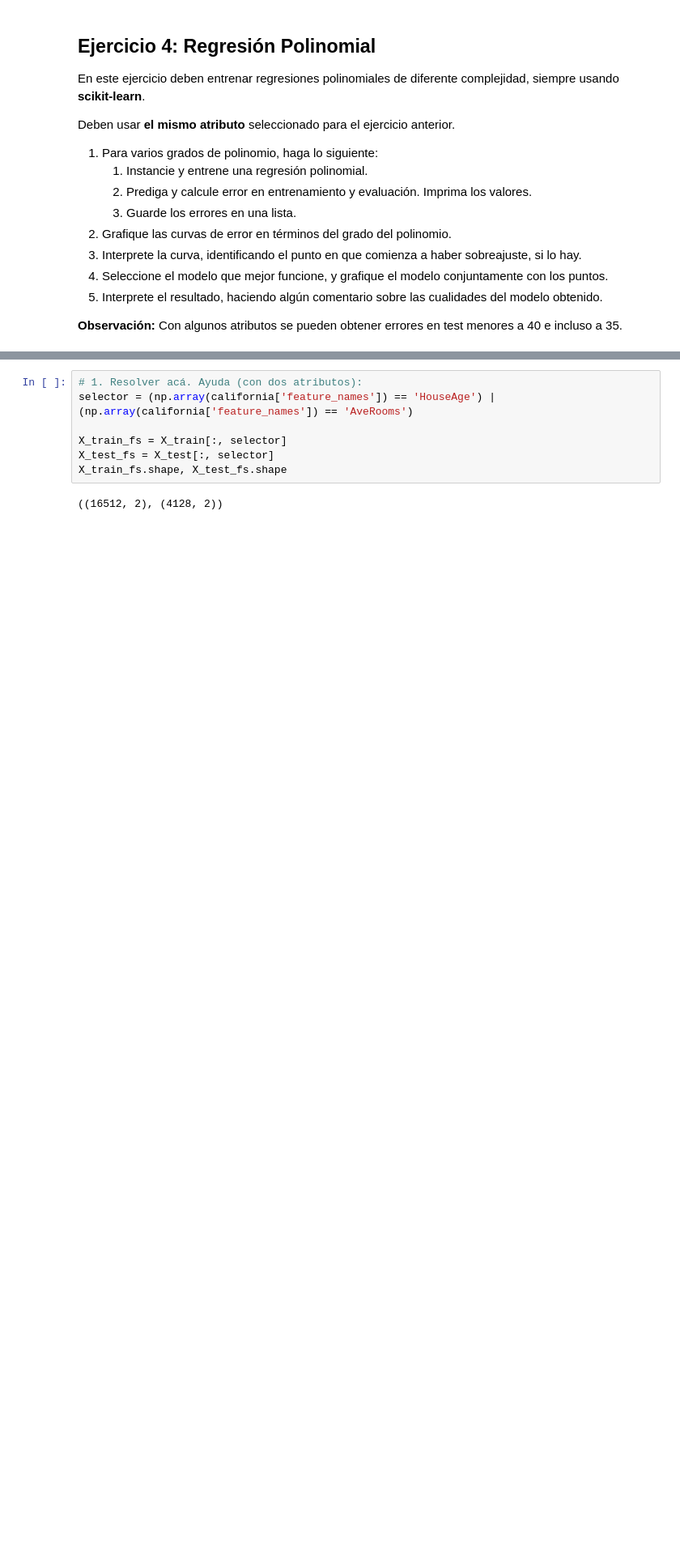
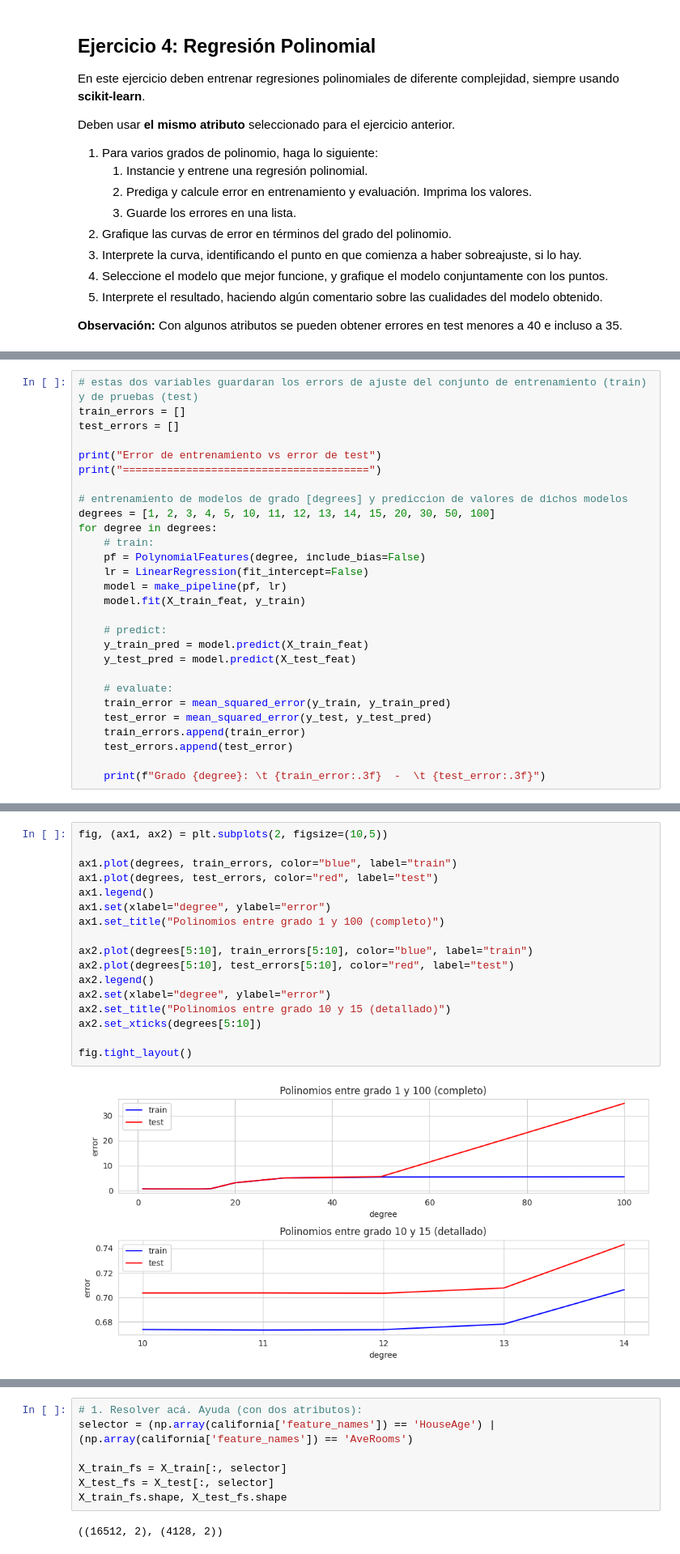
Before and after one commit to grabyc/diploDatos-IAA, a Jupyter notebook: Grupo 35 - Lab 1.ipynb, the cells around one changed output, grey strips where cells are left out. Shown at 81% size. Drawn from its saved outputs; the diff is of its cells as text; blank space fills up the shorter version.

```diff
--- a/Grupo 35 - Lab 1.ipynb
+++ b/Grupo 35 - Lab 1.ipynb
@@ -410,0 +452,28 @@ Deben usar **el mismo atributo** seleccionado para el ejercicio anterior.
+# %%
+# estas dos variables guardaran los errors de ajuste del conjunto de entrenamiento (train) y de pruebas (test)
+train_errors = []
+test_errors = []
+
+print("Error de entrenamiento vs error de test")
+print("=======================================")
+
+# entrenamiento de modelos de grado [degrees] y prediccion de valores de dichos modelos
+degrees = [1, 2, 3, 4, 5, 10, 11, 12, 13, 14, 15, 20, 30, 50, 100]
+for degree in degrees:
+    # train:
+    pf = PolynomialFeatures(degree, include_bias=False)
+    lr = LinearRegression(fit_intercept=False)
+    model = make_pipeline(pf, lr)
+    model.fit(X_train_feat, y_train)
+
+    # predict:
+    y_train_pred = model.predict(X_train_feat)
+    y_test_pred = model.predict(X_test_feat)
+
+    # evaluate:
+    train_error = mean_squared_error(y_train, y_train_pred)
+    test_error = mean_squared_error(y_test, y_test_pred)
+    train_errors.append(train_error)
+    test_errors.append(test_error)
+
+    print(f"Grado {degree}: \t {train_error:.3f}  -  \t {test_error:.3f}")
@@ -410,0 +505,19 @@ Deben usar **el mismo atributo** seleccionado para el ejercicio anterior.
+# %%
+fig, (ax1, ax2) = plt.subplots(2, figsize=(10,5))
+
+ax1.plot(degrees, train_errors, color="blue", label="train")
+ax1.plot(degrees, test_errors, color="red", label="test")
+ax1.legend()
+ax1.set(xlabel="degree", ylabel="error")
+ax1.set_title("Polinomios entre grado 1 y 100 (completo)")
+
+ax2.plot(degrees[5:10], train_errors[5:10], color="blue", label="train")
+ax2.plot(degrees[5:10], test_errors[5:10], color="red", label="test")
+ax2.legend()
+ax2.set(xlabel="degree", ylabel="error")
+ax2.set_title("Polinomios entre grado 10 y 15 (detallado)")
+ax2.set_xticks(degrees[5:10])
+
+fig.tight_layout()
+# %% [output]
+[figure, added]
```
Also changed, not shown: parts of 37 cells of this notebook.
